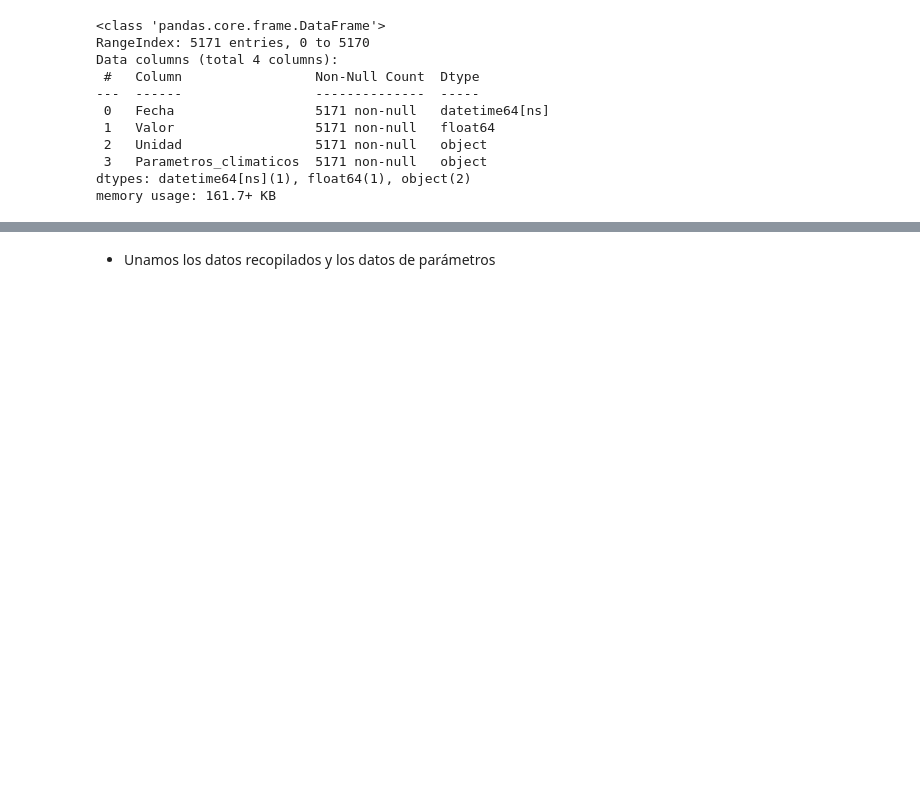
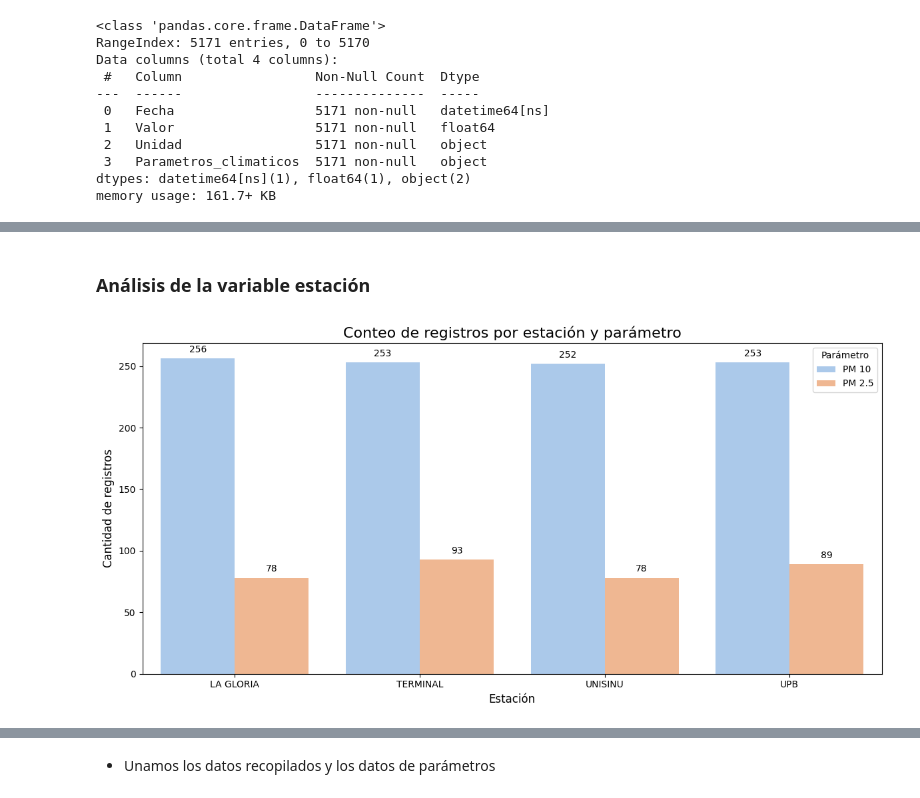
Before and after one commit to cdeoroaguado/jb_aet_pm10_25, a Jupyter notebook: _sources/1_etl.ipynb, the cells around one changed output, grey strips where cells are left out. Saved outputs shown, nothing was run; the diff lists cells and outputs as text; code cells hidden in the pictures; blank space fills up the shorter version.

```diff
--- a/_sources/1_etl.ipynb
+++ b/_sources/1_etl.ipynb
@@ -109,0 +137,43 @@ memory usage: 161.7+ KB
+# %% [markdown]
+### **Análisis de la variable estación**
+# %%
+# Crear un resumen con conteo para PM 10 y PM 2.5
+conteo_parametros = (
+    datos_recopilados.groupby(['Estacion', 'Parametro']).size().unstack(fill_value=0)
+    .reset_index()
+)
+
+# Calcular el porcentaje
+conteo_parametros['Total'] = conteo_parametros['PM 10'] + conteo_parametros['PM 2.5']
+conteo_parametros['PM 10 %'] = (conteo_parametros['PM 10'] / conteo_parametros['Total'] * 100).round(2)
+conteo_parametros['PM 2.5 %'] = (conteo_parametros['PM 2.5'] / conteo_parametros['Total'] * 100).round(2)
+
+# Derretir los datos para el gráfico
+conteo_parametros_melted = conteo_parametros.melt(
+    id_vars='Estacion',
+    value_vars=['PM 10', 'PM 2.5'],
+    var_name='Parametro',
+    value_name='Cantidad'
+)
+
+# Gráfico de barras
+plt.figure(figsize=(12, 6))
+ax = sns.barplot(data=conteo_parametros_melted, x='Estacion', y='Cantidad', hue='Parametro', palette='pastel')
+
+# Agregar los valores en las barras
+for bar, cantidad in zip(ax.patches, conteo_parametros_melted['Cantidad']):
+    x = bar.get_x() + bar.get_width() / 2
+    y = bar.get_height()
+    ax.text(x, y + 5, f'{cantidad:.0f}', ha='center', fontsize=10)
+
+# Configurar etiquetas y título
+plt.title('Conteo de registros por estación y parámetro', fontsize=16)
+plt.xlabel('Estación', fontsize=12)
+plt.ylabel('Cantidad de registros', fontsize=12)
+plt.legend(title='Parámetro')
+
+# Mostrar el gráfico
+plt.tight_layout()
+plt.show()
+# %% [output]
+[figure, added]
```
Also changed, not shown: parts of 8 cells of this notebook, 3 other files.
